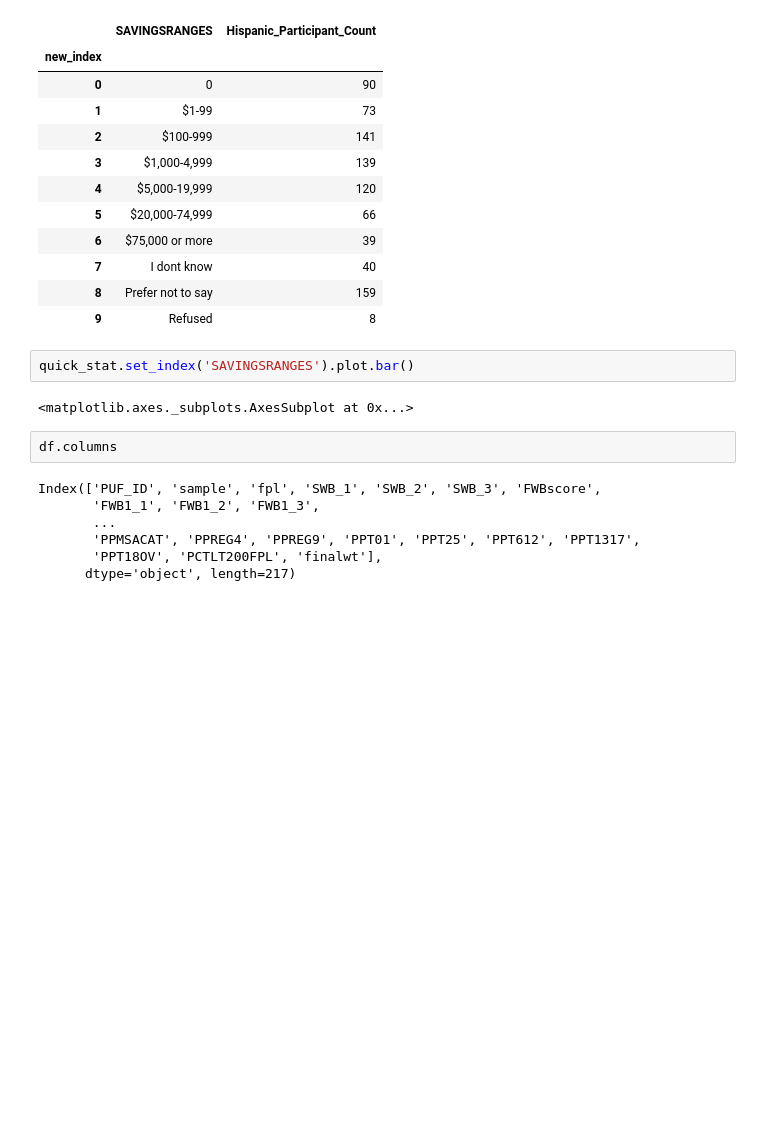
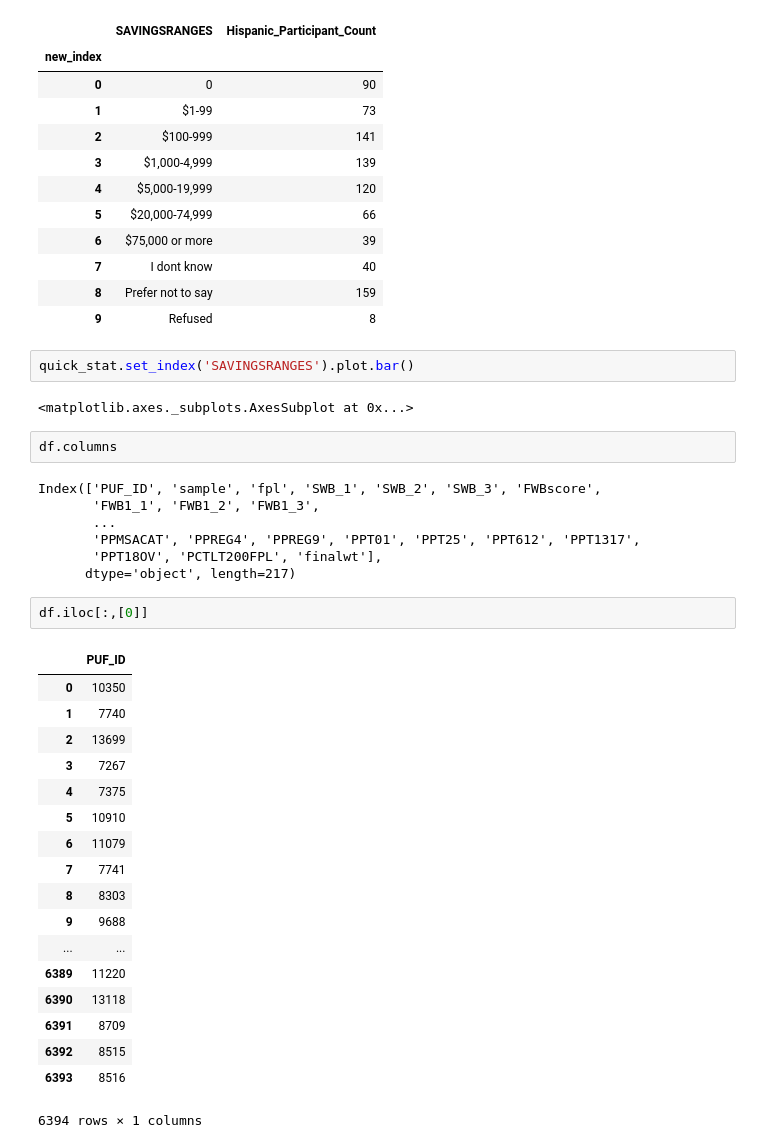
Before and after one commit to ds4a-team85/cohort2020-team-project, a Jupyter notebook: dataset_details_Financial_Well_Being_Survey.ipynb, the cells around one changed output. Drawn from its saved outputs; the diff is of its cells as text; blank space fills up the shorter version.

```diff
--- a/dataset_details_Financial_Well_Being_Survey.ipynb
+++ b/dataset_details_Financial_Well_Being_Survey.ipynb
@@ -1505,3 +1505,24 @@ Index(['PUF_ID', 'sample', 'fpl', 'SWB_1', 'SWB_2', 'SWB_3', 'FWBscore',
        'PPMSACAT', 'PPREG4', 'PPREG9', 'PPT01', 'PPT25', 'PPT612', 'PPT1317',
        'PPT18OV', 'PCTLT200FPL', 'finalwt'],
       dtype='object', length=217)
+# %%
+df.iloc[:,[0]]
+# %% [output]
+|  | PUF_ID |
+| 0 | 10350 |
+| 1 | 7740 |
+| 2 | 13699 |
+| 3 | 7267 |
+| 4 | 7375 |
+| 5 | 10910 |
+| 6 | 11079 |
+| 7 | 7741 |
+| 8 | 8303 |
+| 9 | 9688 |
+| ... | ... |
+| 6389 | 11220 |
+| 6390 | 13118 |
+| 6391 | 8709 |
+| 6392 | 8515 |
+| 6393 | 8516 |
+6394 rows × 1 columns
```
